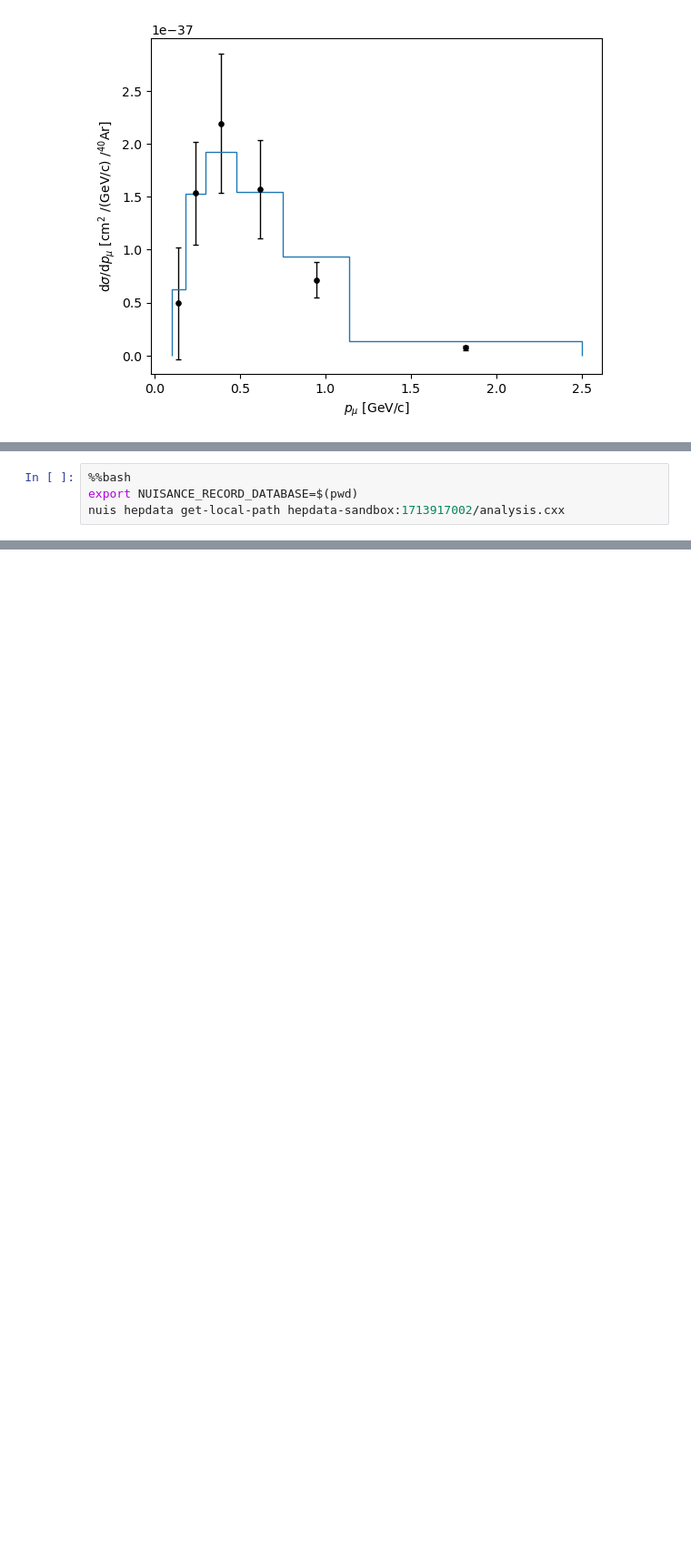
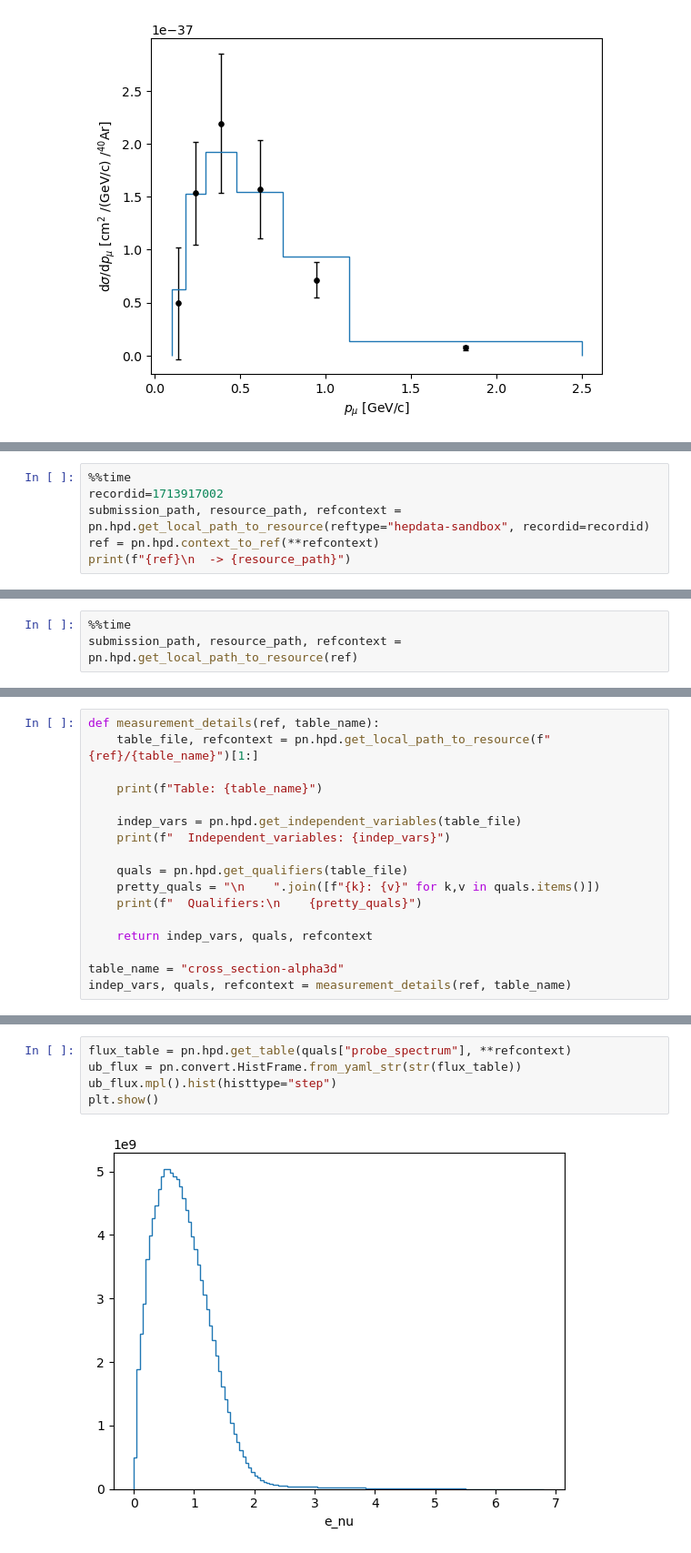
Before and after one commit to luketpickering/numc_dockerfiles, a Jupyter notebook: alma9/nuisance3_git_master/notebooks/PittPACCDemo.ipynb, the cells around one changed output, grey strips where cells are left out. Shown at 91% size. Drawn from its saved outputs; the diff is of its cells as text; blank space fills up the shorter version.

```diff
--- a/alma9/nuisance3_git_master/notebooks/PittPACCDemo.ipynb
+++ b/alma9/nuisance3_git_master/notebooks/PittPACCDemo.ipynb
@@ -460,4 +524,6 @@ plt.show()
 # %%
-%%bash
-export NUISANCE_RECORD_DATABASE=$(pwd)
-nuis hepdata get-local-path hepdata-sandbox:1713917002/analysis.cxx
+%%time
+recordid=1713917002
+submission_path, resource_path, refcontext = pn.hpd.get_local_path_to_resource(reftype="hepdata-sandbox", recordid=recordid)
+ref = pn.hpd.context_to_ref(**refcontext)
+print(f"{ref}\n  -> {resource_path}")
@@ -465,0 +539,3 @@ nuis hepdata get-local-path hepdata-sandbox:1713917002/analysis.cxx
+# %%
+%%time
+submission_path, resource_path, refcontext = pn.hpd.get_local_path_to_resource(ref)
@@ -465,0 +619,17 @@ nuis hepdata get-local-path hepdata-sandbox:1713917002/analysis.cxx
+# %%
+def measurement_details(ref, table_name):
+    table_file, refcontext = pn.hpd.get_local_path_to_resource(f"{ref}/{table_name}")[1:]
+
+    print(f"Table: {table_name}")
+
+    indep_vars = pn.hpd.get_independent_variables(table_file)
+    print(f"  Independent_variables: {indep_vars}")
+
+    quals = pn.hpd.get_qualifiers(table_file)
+    pretty_quals = "\n    ".join([f"{k}: {v}" for k,v in quals.items()])
+    print(f"  Qualifiers:\n    {pretty_quals}")
+
+    return indep_vars, quals, refcontext
+
+table_name = "cross_section-alpha3d"
+indep_vars, quals, refcontext = measurement_details(ref, table_name)
@@ -465,0 +654,7 @@ nuis hepdata get-local-path hepdata-sandbox:1713917002/analysis.cxx
+# %%
+flux_table = pn.hpd.get_table(quals["probe_spectrum"], **refcontext)
+ub_flux = pn.convert.HistFrame.from_yaml_str(str(flux_table))
+ub_flux.mpl().hist(histtype="step")
+plt.show()
+# %% [output]
+[figure, added]
```
Also changed, not shown: parts of 49 cells of this notebook.
